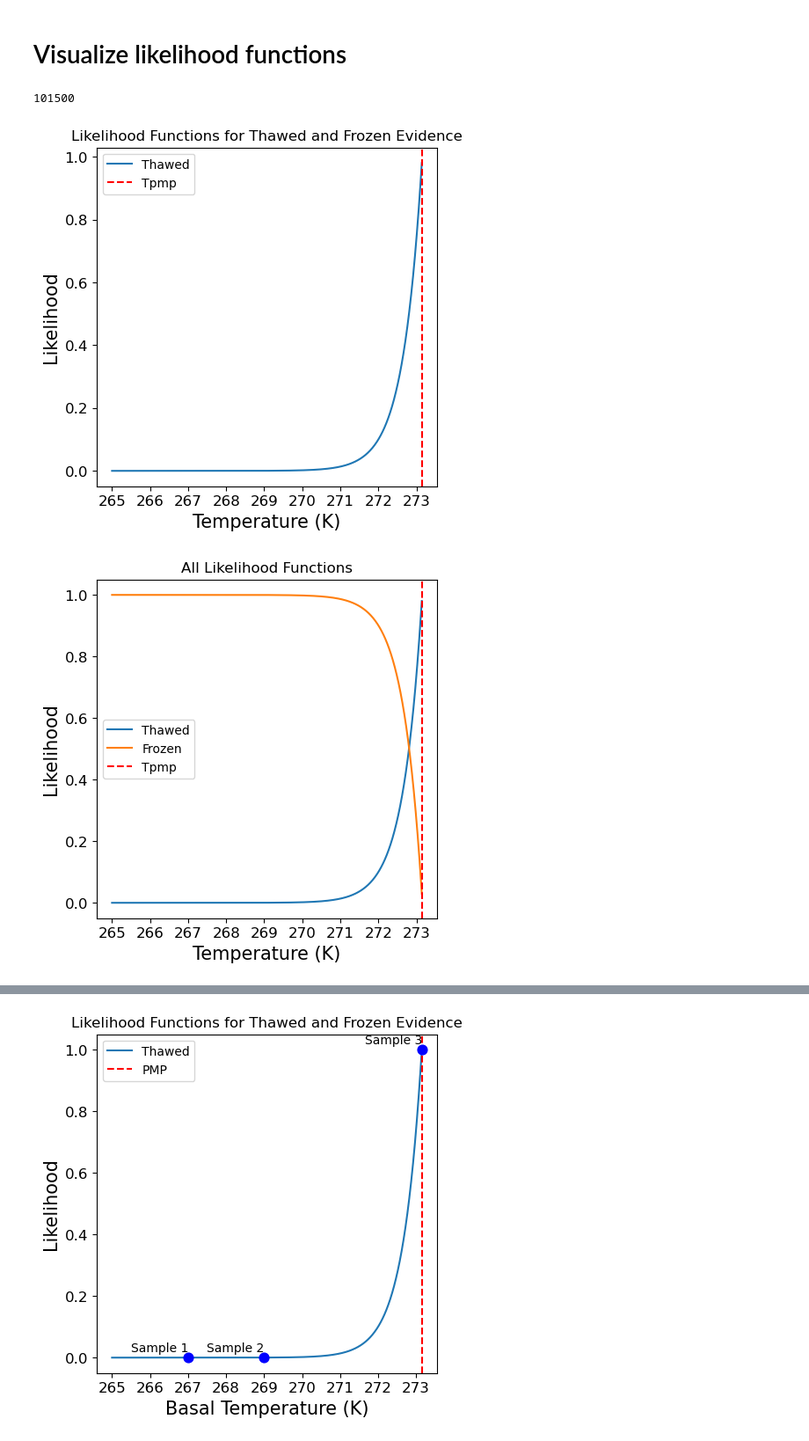
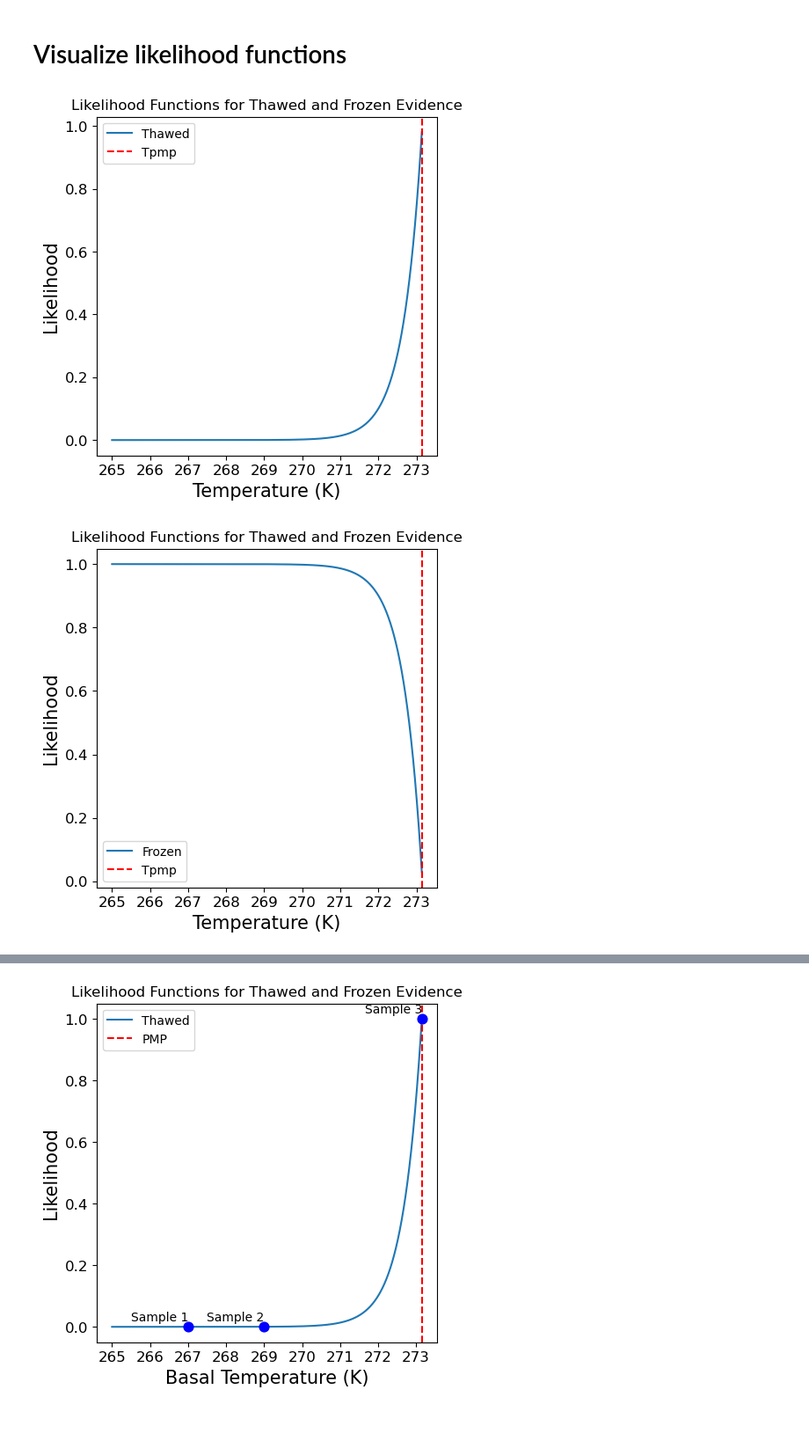
Before and after one commit to alastairyang/GMR-inference, a Jupyter notebook: notebooks/drawLikelihoodFunctions.ipynb, the cells around one changed output, grey strips where cells are left out. Shown at 88% size. Cells and saved outputs as stored; diff of their text form; code cells hidden in the pictures.

Commit message:
some new plots

```diff
--- a/notebooks/drawLikelihoodFunctions.ipynb
+++ b/notebooks/drawLikelihoodFunctions.ipynb
@@ -10,10 +10,6 @@ import matplotlib.pyplot as plt
 
 %load_ext autoreload
 %autoreload 2
-# %%
-50*2030
-# %% [output]
-101500
 # %%
 Tpmp = 273.15
 Cp = 2030
@@ -21,7 +17,7 @@ dw = 1
 df = 1
 beta = 0.5
 beta_w = 0.005
-wf_threshold = 0.04
+wf_threshold = 0.02
 Tb_start = 265
 Tref = 223.15
 L = 334.4e3 # latent heat of fusion for water in J/kg
@@ -45,7 +41,7 @@ for i in range(len(Tb)):
 likelihoods_thawed = torch.stack(likelihoods_thawed)
 likelihoods_frozen = torch.stack(likelihoods_frozen)
 for i in range(len(Eb)):
-    likelihoods_wf.append(torch.exp(loglikelihood_wf(beta_w, Eb[i], Tpmp)))
+    likelihoods_wf.append(torch.exp(loglikelihood_wf(beta_w, Eb[i], Tpmp, wf_threshold=wf_threshold)))
 likelihoods_wf = torch.stack(likelihoods_wf)
 
 # plot thawed only
@@ -62,37 +58,62 @@ plt.xticks(np.arange(Tb_start, 274, 1))
 plt.tick_params(axis='both', which='major', labelsize=12)
 plt.legend()
 plt.savefig('../figs/thawed_likelihood_functions.png')
 plt.show()
 
-# plot both lines in one plot
+# plot frozen only
 plt.figure(figsize=(5, 5))
-plt.plot(Tb.numpy(), likelihoods_thawed.numpy(), label='Thawed')
 plt.plot(Tb.numpy(), likelihoods_frozen.numpy(), label='Frozen')
 plt.xlabel('Temperature (K)',fontsize=15)
 plt.ylabel('Likelihood',fontsize=15)
-plt.title('All Likelihood Functions',fontsize=12)
+plt.title('Likelihood Functions for Thawed and Frozen Evidence',fontsize=12)
 # add a vertical line at Tpmp
 plt.axvline(x=Tpmp, color='red', linestyle='--', label='Tpmp')
 # make x tick sparse
 plt.xticks(np.arange(Tb_start, 274, 1))
 # make tick size larger
 plt.tick_params(axis='both', which='major', labelsize=12)
 plt.legend()
+plt.savefig('../figs/frozen_likelihood_functions.png')
+plt.show()
+
+# plot both lines in one plot
+plt.figure(figsize=(8, 5))
+plt.subplot(1, 2, 1)
+plt.plot(Tb.numpy(), likelihoods_thawed.numpy(), label='Thawed', linewidth=2.5)
+plt.plot(Tb.numpy(), likelihoods_frozen.numpy(), label='Frozen', linewidth=2.5)
+plt.xlabel('Temperature (K)',fontsize=15)
+plt.ylabel('Likelihood',fontsize=15)
+plt.title(f'Thermal likelihood ($\\beta={beta}$)',fontsize=12)
+# add a vertical line at Tpmp
+plt.axvline(x=Tpmp, color='red', linestyle='--', label='PMP=273.15K')
+# make x tick sparse
+plt.xticks(np.arange(Tb_start, 274, 2))
+# make tick size larger
+plt.tick_params(axis='both', which='major', labelsize=12)
+plt.legend()
+plt.subplot(1, 2, 2)
+plt.plot(Eb.numpy(), likelihoods_wf.numpy(), label='Water Fraction', linewidth=2.5)
+plt.xlabel('Enthalpy (J/kg)',fontsize=15)
+plt.title(f'Water fraction likelihood ($\\beta_w={beta_w}$)',fontsize=12)
+# add a vertical line at the enthalpy corresponding to 0.04 water fraction
+plt.axvline(x=Eb_threshold, color='red', linestyle='--', label=f'{wf_threshold*100}% Water Fraction')
+# make tick size larger
+plt.tick_params(axis='both', which='major', labelsize=12)
+plt.legend()
 plt.savefig('../figs/likelihood_functions.png')
 plt.show()
 
-# plot likelihood for water fraction
 plt.figure(figsize=(5, 5))
 plt.plot(Eb.numpy(), likelihoods_wf.numpy(), label='Water Fraction')
 plt.xlabel('Enthalpy (J/kg)',fontsize=15)
 plt.ylabel('Likelihood',fontsize=15)
-plt.title('Likelihood Function for Water Fraction',fontsize=12)
+plt.title(f'Likelihood Function for Water Fraction ($\\beta_w={beta_w}$)',fontsize=12)
 # add a vertical line at the enthalpy corresponding to 0.04 water fraction
-plt.axvline(x=Eb_threshold, color='red', linestyle='--', label=f'{wf_threshold} Water Fraction')
+plt.axvline(x=Eb_threshold, color='red', linestyle='--', label=f'{wf_threshold*100}% Water Fraction')
 # make tick size larger
 plt.tick_params(axis='both', which='major', labelsize=12)
 plt.legend()
 plt.show()
 # %% [output]
 [figure]
-[figure, old version]
+[figure, new version]
```
Also changed, not shown: parts of 1 cell of this notebook, 7 other files.
